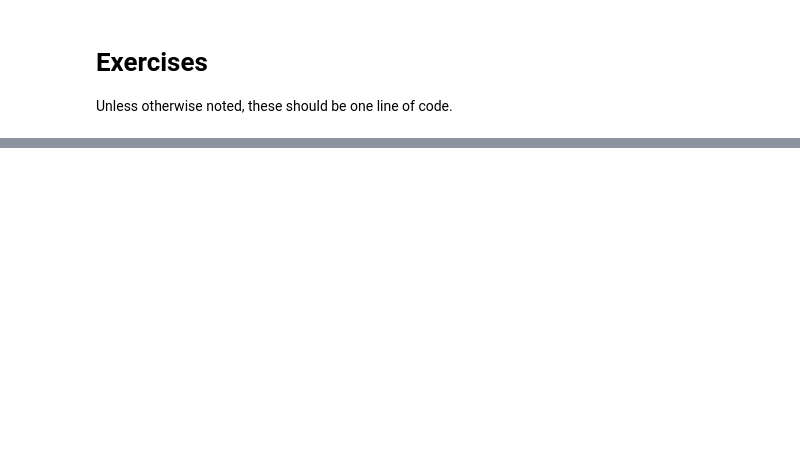
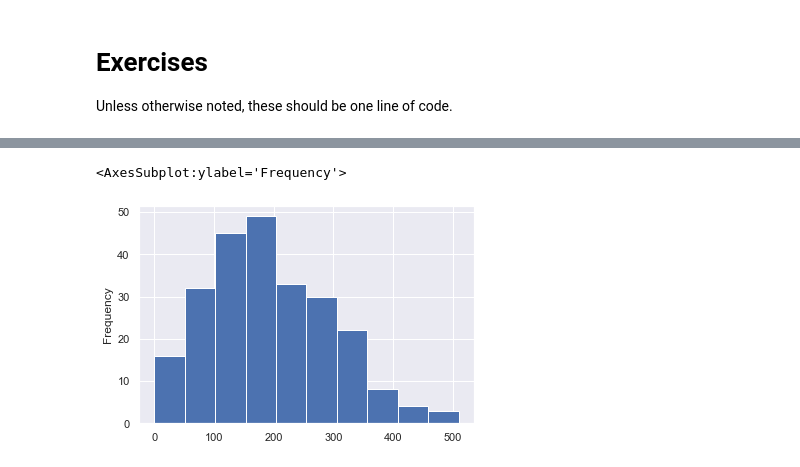
Before and after one commit to yixinzh-um/mdst_tutorials, a Jupyter notebook: Tutorial2/Numpy and Pandas.ipynb, the cells around one changed output, grey strips where cells are left out. Saved outputs shown, nothing was run; the diff lists cells and outputs as text; code cells hidden in the pictures; blank space fills up the shorter version.

```diff
--- a/Tutorial2/Numpy and Pandas.ipynb
+++ b/Tutorial2/Numpy and Pandas.ipynb
@@ -409,0 +687,4 @@ b = None # change this
+# %%
+# load in the "starbucks.csv" dataset
+st_df=pd.read_csv('starbucks.csv')
+st_df.head()
@@ -409,0 +751,6 @@ b = None # change this
+# %%
+# what is the average % daily value calcium content for each beverage?
+# HINT: make sure your columns have the datatypes you want
+# (you can use more than one line for this one)
+st_df['Calcium (% DV)']=st_df['Calcium (% DV)'].str.replace("%","").astype(float)/100
+st_df.groupby('Beverage_prep')[['Calcium (% DV)']].mean()
@@ -409,0 +787,6 @@ b = None # change this
+# %%
+# plot the distribution of the number of calories in drinks using matplotlib
+st_df['Calories'].plot.hist()
+# %% [output]
+<AxesSubplot:ylabel='Frequency'>
+[figure, added]
```
Also changed, not shown: parts of 97 cells of this notebook, 4 other files.
